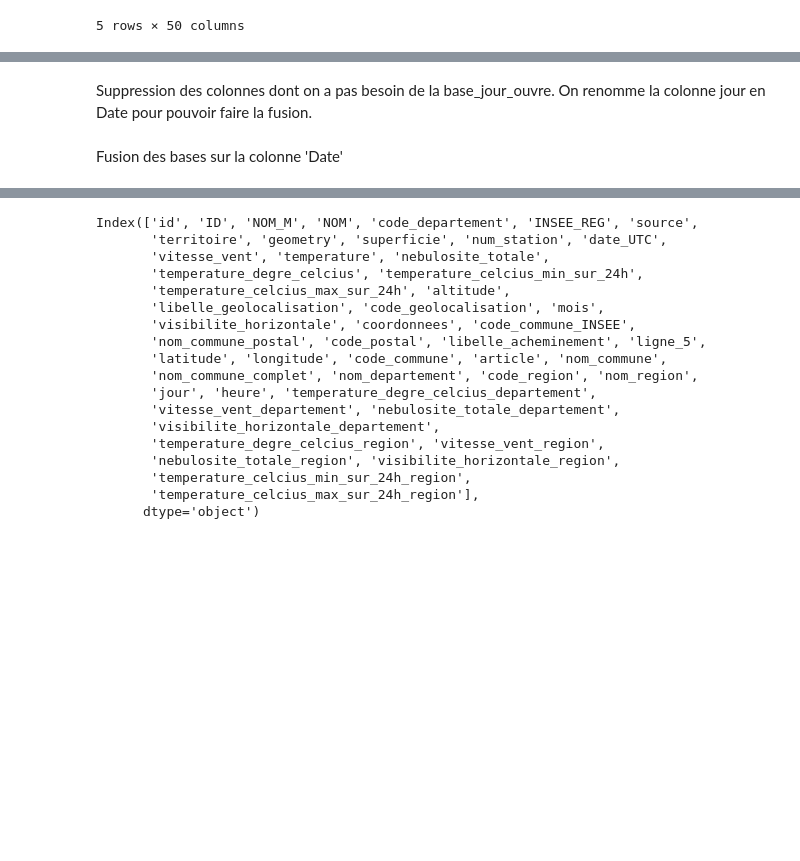
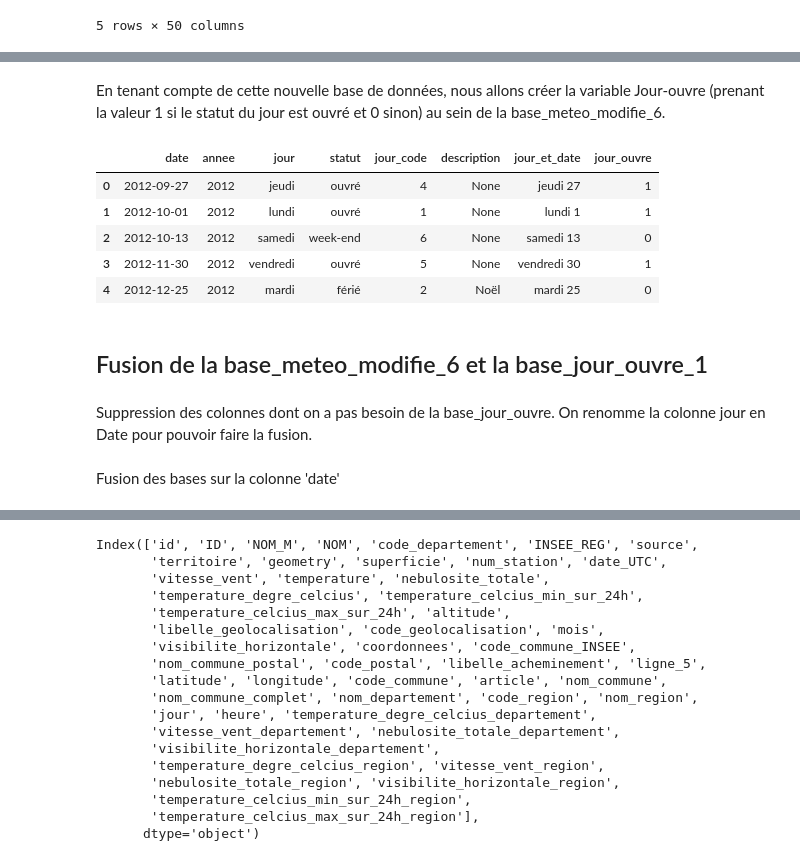
Before and after one commit to antoine-palazz/Python_DS_Project, a Jupyter notebook: Api_Odre.ipynb, the cells around one changed output, grey strips where cells are left out. Cells and saved outputs as stored; diff of their text form; code cells hidden in the pictures; blank space fills up the shorter version.

Commit message:
update jour ouvré

```diff
--- a/Api_Odre.ipynb
+++ b/Api_Odre.ipynb
@@ -540,4 +537,0 @@ En tenant compte de cette nouvelle base de données, nous allons créer la varia
-# %%
-
-holiday_dataset['Jour_ouvre'] = holiday_dataset['Statut'].apply(lambda x: 1 if x == 'ouvré'else 0)
-holiday_dataset.head()
@@ -553,2 +537,0 @@ holiday_dataset.head()
-# %% [markdown]
-Suppression des colonnes dont on a pas besoin de la base_jour_ouvre. On renomme la colonne jour en Date pour pouvoir faire la fusion.
@@ -560,2 +537,0 @@ base_jour_ouvre_1 =base_jour_ouvre_1.rename(columns={'Statut': 'Statut_du_jour'}
-# %% [markdown]
-Fusion des bases sur la colonne 'Date'
@@ -563,0 +538,16 @@ base_meteo_completee = pd.merge(base_meteo_modifie_6, base_jour_ouvre_1, on='Dat
+# %% [markdown]
+En tenant compte de cette nouvelle base de données, nous allons créer la variable Jour-ouvre (prenant la valeur 1 si le statut du jour est ouvré et 0 sinon) au sein de la base_meteo_modifie_6.
+# %%
+holiday_dataset['jour_ouvre'] = holiday_dataset['statut'].apply(lambda x: 1 if x == 'ouvré'else 0)
+holiday_dataset.head()
+# %% [output]
+|  | date | annee | jour | statut | jour_code | description | jour_et_date | jour_ouvre |
+| 0 | 2012-09-27 | 2012 | jeudi | ouvré | 4 | None | jeudi 27 | 1 |
+| 1 | 2012-10-01 | 2012 | lundi | ouvré | 1 | None | lundi 1 | 1 |
+| 2 | 2012-10-13 | 2012 | samedi | week-end | 6 | None | samedi 13 | 0 |
+| 3 | 2012-11-30 | 2012 | vendredi | ouvré | 5 | None | vendredi 30 | 1 |
+| 4 | 2012-12-25 | 2012 | mardi | férié | 2 | Noël | mardi 25 | 0 |
+# %% [markdown]
+## Fusion de la base_meteo_modifie_6 et la base_jour_ouvre_1
+# %% [markdown]
+Suppression des colonnes dont on a pas besoin de la base_jour_ouvre. On renomme la colonne jour en Date pour pouvoir faire la fusion.
@@ -563,0 +559,2 @@ base_meteo_completee = pd.merge(base_meteo_modifie_6, base_jour_ouvre_1, on='Dat
+# %% [markdown]
+Fusion des bases sur la colonne 'date'
```
Also changed, not shown: parts of 9 cells of this notebook.
